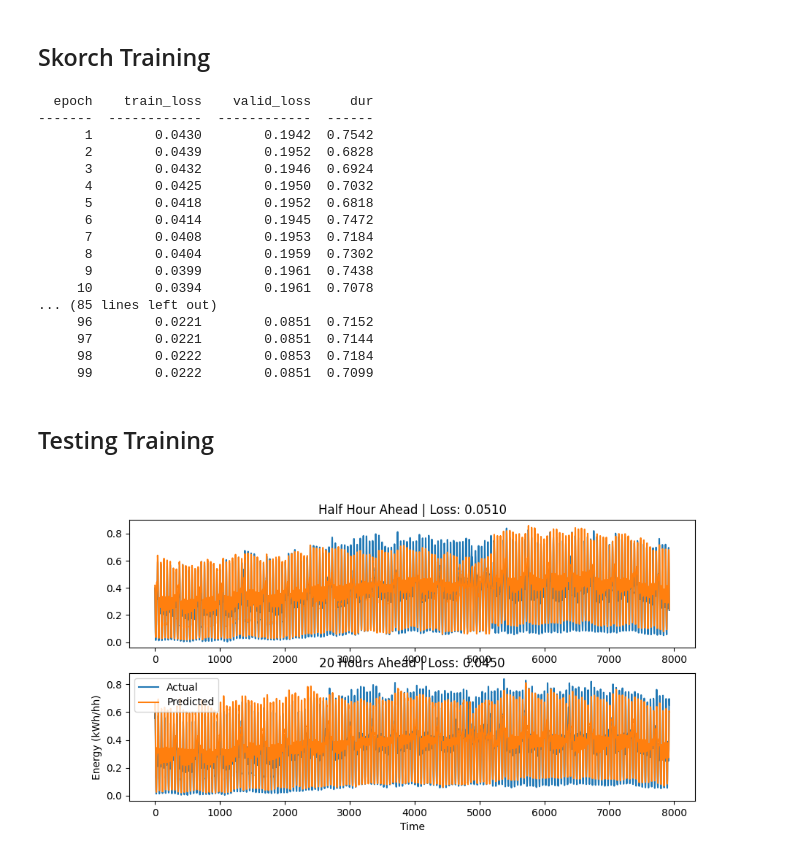
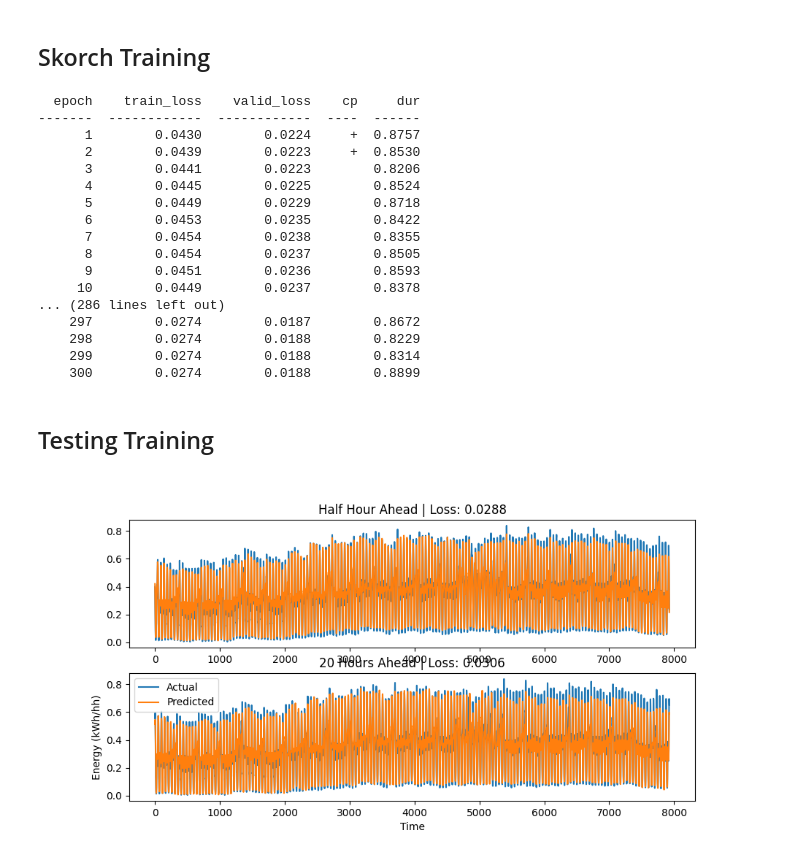
Before and after one commit to timdodge54/Power_Forecasting_With_DNN, a Jupyter notebook: src/Cody_Notebook.ipynb, the cells around one changed output. Saved outputs shown, nothing was run; the diff lists cells and outputs as text; code cells hidden in the pictures.

```diff
--- a/src/Cody_Notebook.ipynb
+++ b/src/Cody_Notebook.ipynb
@@ -32,12 +33,22 @@ scaler_temperature = MinMaxScaler()
 scaler_dewpoint = MinMaxScaler()
 scaler_precipType = MinMaxScaler()
 scaler_humidity = MinMaxScaler()
+scaler_month = MinMaxScaler()
+scaler_day = MinMaxScaler()
+scaler_hour = MinMaxScaler()
+scaler_minute = MinMaxScaler()
+scaler_day_of_week = MinMaxScaler()
 
 data['energy(kWh/hh)'] = scaler_energy.fit_transform(data[['energy(kWh/hh)']])
 data['temperature'] = scaler_temperature.fit_transform(data[['temperature']])
 data['dewPoint'] = scaler_dewpoint.fit_transform(data[['dewPoint']])
 data['precipType'] = scaler_precipType.fit_transform(data[['precipType']])
 data['humidity'] = scaler_humidity.fit_transform(data[['humidity']])
+data['month'] = scaler_month.fit_transform(data[['month']])
+data['day'] = scaler_day.fit_transform(data[['day']])
+data['hour'] = scaler_hour.fit_transform(data[['hour']])
+data['minute'] = scaler_minute.fit_transform(data[['minute']])
+data['day_of_week'] = scaler_day_of_week.fit_transform(data[['day_of_week']])
 
 display(data.info())
 display(data.head())
@@ -159,6 +170,6 @@ display(data_mod_clean.tail())
 5 rows × 106 columns
 # %%
-input_names = weather_features + day_features + input_features_prev + input_frame
+input_names = input_features_prev + input_frame + weather_features + day_features
 print(input_names)
 target_names = target_features_next
 print(target_names)
@@ -227,8 +238,12 @@ targets = data_mod_clean[target_names_energy]
 input_tensor_energy = torch.tensor(inputs_energy.values).float()
 target_tensor_energy = torch.tensor(targets.values).float()
 
-dataset_train_energy = data_utils.TensorDataset(input_tensor_energy[:int(len(input_tensor_energy) * 0.8)], target_tensor_energy[:int(len(target_tensor_energy) * 0.8)])
-dataset_test_energy = data_utils.TensorDataset(input_tensor_energy[int(len(input_tensor_energy) * 0.8):], target_tensor_energy[int(len(target_tensor_energy) * 0.8):])
+train_cut = int(len(input_tensor_energy) * 0.7)
+valid_cut = int(len(input_tensor_energy) * 0.8)
+
+dataset_train = data_utils.TensorDataset(input_tensor_energy[:train_cut], target_tensor_energy[:train_cut])
+dataset_valid = data_utils.TensorDataset(input_tensor_energy[train_cut:valid_cut], target_tensor_energy[train_cut:valid_cut])
+dataset_test = data_utils.TensorDataset(input_tensor_energy[valid_cut:], target_tensor_energy[valid_cut:])
 # %% [output]
 ['energy(kWh/hh)_prev_23.5', 'energy(kWh/hh)_prev_23.0', 'energy(kWh/hh)_prev_22.5', 'energy(kWh/hh)_prev_22.0', 'energy(kWh/hh)_prev_21.5', 'energy(kWh/hh)_prev_21.0', 'energy(kWh/hh)_prev_20.5', 'en ...
 ['energy(kWh/hh)_next_0.5', 'energy(kWh/hh)_next_1.0', 'energy(kWh/hh)_next_1.5', 'energy(kWh/hh)_next_2.0', 'energy(kWh/hh)_next_2.5', 'energy(kWh/hh)_next_3.0', 'energy(kWh/hh)_next_3.5', 'energy(kW ...
@@ -237,78 +252,84 @@ dataset_test_energy = data_utils.TensorDataset(input_tensor_energy[int(len(input
 # %%
 module = ForecastNetwork(timesteps, len(day_features+weather_features), target_tensor_energy.shape[1], 6, 250)
 # %%
+cody_model_dir = '../models/cody_models'
+callbacks = [
+    Checkpoint(monitor='valid_loss_best', fn_prefix='convnet_', dirname=cody_model_dir)
+]
 net = NeuralNetRegressor(
     module,
-    max_epochs=100,
+    train_split=predefined_split(dataset_valid),
+    max_epochs=300,
     lr=0.0001,
     batch_size=64,
     optimizer=torch.optim.Adam,
-    optimizer__weight_decay=0.00001,
+    optimizer__weight_decay=0.0001,
     criterion=nn.L1Loss,
     device='cuda',
     iterator_train__num_workers=4,
     iterator_train__pin_memory=True,
     iterator_train__shuffle=False,
     iterator_valid__num_workers=4,
-    iterator_valid__pin_memory=True
+    iterator_valid__pin_memory=True,
+    callbacks=callbacks
 )
 
-net = net.fit(dataset_train_energy, y=None)
+net = net.fit(dataset_train, y=None)
 # %% [output]
-  epoch    train_loss    valid_loss     dur
--------  ------------  ------------  ------
-      1        0.0430        0.1942  0.7542
-      2        0.0439        0.1952  0.6828
-      3        0.0432        0.1946  0.6924
-      4        0.0425        0.1950  0.7032
-      5        0.0418        0.1952  0.6818
-      6        0.0414        0.1945  0.7472
-      7        0.0408        0.1953  0.7184
-      8        0.0404        0.1959  0.7302
-      9        0.0399        0.1961  0.7438
-     10        0.0394        0.1961  0.7078
-... (85 lines left out)
-     96        0.0221        0.0851  0.7152
-     97        0.0221        0.0851  0.7144
-     98        0.0222        0.0853  0.7184
-     99        0.0222        0.0851  0.7099
+  epoch    train_loss    valid_loss    cp     dur
+-------  ------------  ------------  ----  ------
+      1        0.0430        0.0224     +  0.8757
+      2        0.0439        0.0223     +  0.8530
+      3        0.0441        0.0223        0.8206
+      4        0.0445        0.0225        0.8524
+      5        0.0449        0.0229        0.8718
+      6        0.0453        0.0235        0.8422
+      7        0.0454        0.0238        0.8355
+      8        0.0454        0.0237        0.8505
+      9        0.0451        0.0236        0.8593
+     10        0.0449        0.0237        0.8378
+... (286 lines left out)
+    297        0.0274        0.0187        0.8672
+    298        0.0274        0.0188        0.8229
+    299        0.0274        0.0188        0.8314
+    300        0.0274        0.0188        0.8899
 # %% [markdown]
 ## Testing Training
 # %%
 loss = nn.L1Loss()
-x_test = dataset_test_energy[:][0]
-y_test = dataset_test_energy[:][1]
+x_test = dataset_test[:][0]
+y_test = dataset_test[:][1]
 
 y_pred = net.module(x_test.float().cuda()).cpu().detach()
 
 half_pred = y_pred[:, 0]
 
 half_loss = loss(y_pred[:, 0], y_test[:, 0]).item()
 hour_loss = loss(y_pred[:, 1], y_test[:, 1]).item()
 hour_half_loss = loss(y_pred[:, 2], y_test[:, 2]).item()
 hour_20_loss = loss(y_pred[:, 40], y_test[:, 40])
 
 fig, ax = plt.subplots(2, 1, figsize=(10, 5))
 ax[0].plot(y_test[:, 0], label='Actual')
 ax[0].plot(y_pred[:, 0], label='Predicted')
 ax[0].set_title(f'Half Hour Ahead | Loss: {half_loss:.4f}')
 
 #ax[1].plot(y_test[:, 1], label='Actual')
 #ax[1].plot(y_pred[:, 1], label='Predicted')
 #ax[1].set_title(f'Hour Ahead | Loss: {hour_loss:.4f}')
 
 #ax[2].plot(y_test[:, 2], label='Actual')
 #ax[2].plot(y_pred[:, 2], label='Predicted')
 #ax[2].set_title(f'Hour and Half Ahead | Loss: {hour_half_loss:.4f}')
 
 ax[1].plot(y_test[:, 40], label='Actual')
 ax[1].plot(y_pred[:, 40], label='Predicted')
 ax[1].set_xlabel('Time')
 ax[1].set_ylabel('Energy (kWh/hh)')
 ax[1].set_title(f'20 Hours Ahead | Loss: {hour_20_loss:.4f}')
 
 plt.legend()
 plt.show()
 # %% [output]
-[figure, old version]
+[figure, new version]
 # %%
```
Also changed, not shown: parts of 12 cells of this notebook, 6 other files.
